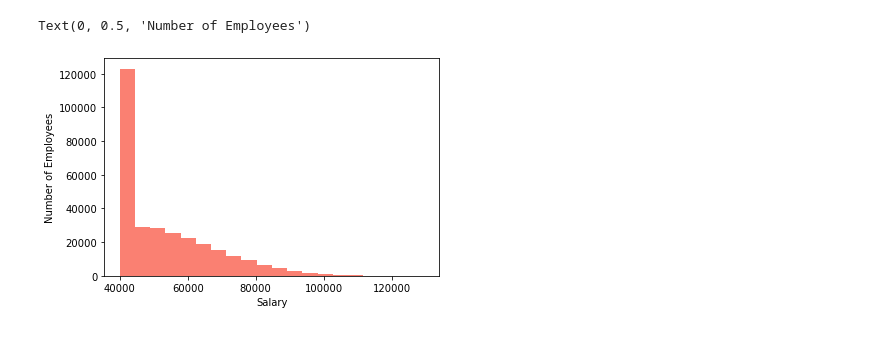
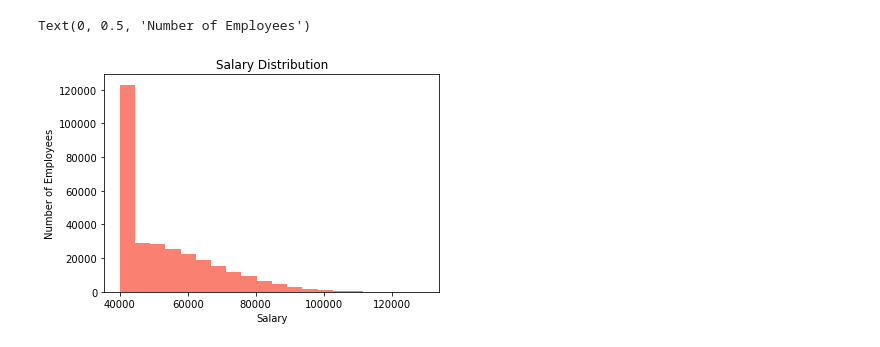
Before and after one commit to kmspitzer/Employee-SQL-DB, a Jupyter notebook: EmployeeSQL/EmployeeSQLtoPandas.ipynb, the cells around one changed output. Cells and saved outputs as stored; diff of their text form; code cells hidden in the pictures.

Commit message:
completed charts in pandas/matplotlib

```diff
--- a/EmployeeSQL/EmployeeSQLtoPandas.ipynb
+++ b/EmployeeSQL/EmployeeSQLtoPandas.ipynb
@@ -11,4 +11,6 @@ engine = create_engine(f"postgresql://postgres:{pg_pwd}@localhost:5432/Employee_
 conn = engine.connect()
 # %%
 #with engine.connect() as conn, conn.begin():
+employee_df = pd.read_sql_table("employees", conn)
+title_df = pd.read_sql_table("titles", conn)
 salary_df = pd.read_sql_table("salaries", conn)
@@ -14,0 +26,3 @@ salary_df = pd.read_sql_table("salaries", conn)
+# %%
+title_df.rename(columns={"title_id":"emp_title"}, inplace=True)
+title_df.head()
@@ -26,0 +45,4 @@ salary_df.describe()
+# %%
+employee_tbl = pd.merge(employee_df, title_df, on="emp_title")
+employee_tbl = pd.merge(employee_tbl, salary_df, on="emp_no")
+employee_tbl.head()
@@ -27,9 +56,9 @@ salary_df.describe()
 # %%
-
-salary_list = salary_df["salary"]
+salary_list = employee_tbl["salary"]
 plt.hist(salary_list, density=False, bins=20, color="salmon")
+plt.title("Salary Distribution")
 plt.xlabel("Salary")
 plt.ylabel("Number of Employees")
 # %% [output]
 Text(0, 0.5, 'Number of Employees')
-[figure, old version]
+[figure, new version]
```
Also changed, not shown: parts of 11 cells of this notebook.
